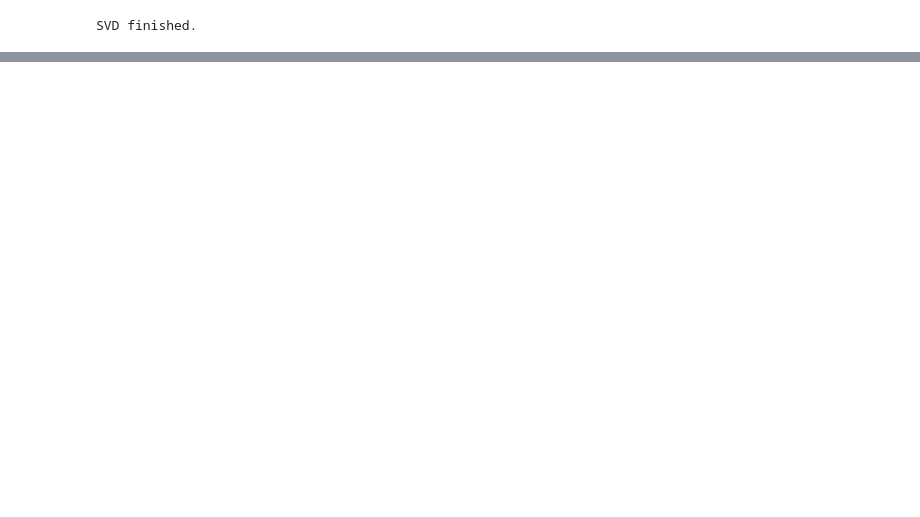
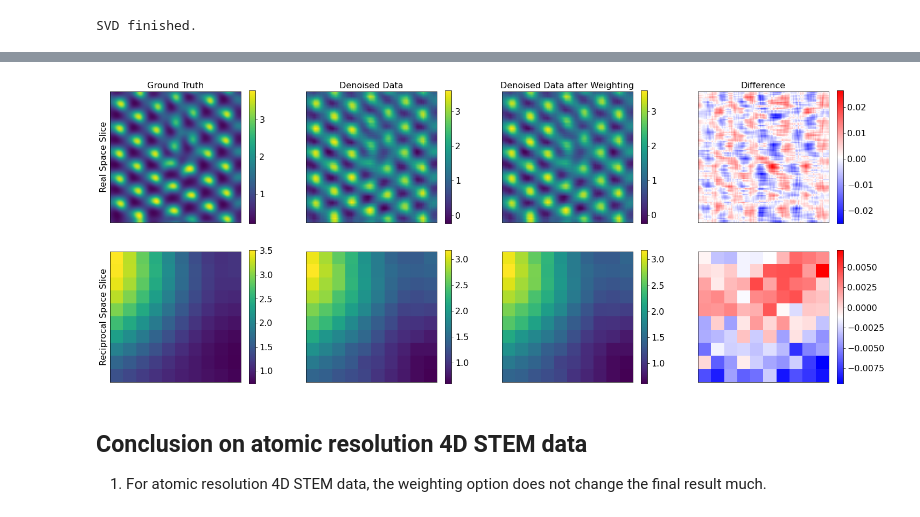
Before and after one commit to paul-voyles/tensor_svd, a Jupyter notebook: tensor_svd/Weighted tensor SVD test.ipynb, the cells around one changed output, grey strips where cells are left out. Drawn from its saved outputs; the diff is of its cells as text; code cells hidden in the pictures; blank space fills up the shorter version.

```diff
--- a/tensor_svd/Weighted tensor SVD test.ipynb
+++ b/tensor_svd/Weighted tensor SVD test.ipynb
@@ -31,11 +100,11 @@ plt.colorbar()
 # %%
 # Call tensor SVD using pre-determined ranks and a timer
 rank = [15,15,8]
-# data_denoised = tensor_svd_denoise(data_noisy,rank)
+rank = [6,6,6]
+# Unweighting the tensor SVD denoised data.
+data_denoised_weighted = tensor_svd_denoise(data_noisy_weighted, rank)
+data_denoised_weighted = np.multiply(data_denoised_weighted, 1/weights)
 data_denoised = tensor_svd_denoise(data_noisy, rank)
-# Optional: transform back using the previously saved weights.
-data_denoised_weighted = tensor_svd_denoise(data_noisy_weighted, rank)
-data_denoised_weighted,_ = weighted_tensor(data_denoised_weighted, weights , 1)
 print('SVD finished.')
 # %% [output]
 SVD finished.
@@ -88,0 +111,72 @@ plt.yticks([])
+# %%
+# Plot real space slice and reciprocal space slice from noisy data and ground truth
+fig = plt.figure(figsize=(25,10))
+
+plt.subplot(241)
+plt.imshow(data_truth[:,:,10])
+plt.title('Ground Truth',fontsize = 16)
+plt.ylabel('Real Space Slice', fontsize = 16)
+cbar = plt.colorbar()
+cbar.ax.tick_params(labelsize=16)
+plt.xticks([])
+plt.yticks([])
+
+plt.subplot(242)
+plt.imshow(data_denoised[:,:,10])
+plt.title('Denoised Data',fontsize = 16)
+cbar = plt.colorbar()
+cbar.ax.tick_params(labelsize=16)
+plt.xticks([])
+plt.yticks([])
+
+plt.subplot(243)
+plt.imshow(data_denoised_weighted[:,:,10])
+plt.title('Denoised Data after Weighting',fontsize = 16)
+cbar = plt.colorbar()
+cbar.ax.tick_params(labelsize=16)
+plt.xticks([])
+plt.yticks([])
+
+plt.subplot(244)
+plt.imshow(data_denoised[:,:,10] - data_denoised_weighted[:,:,10], cmap='bwr')
+plt.title('Difference',fontsize = 16)
+cbar = plt.colorbar()
+cbar.ax.tick_params(labelsize=16)
+plt.xticks([])
+plt.yticks([])
+
+plt.subplot(245)
+plt.imshow(data_truth[10,10,:].reshape(10,10))
+plt.ylabel('Reciprocal Space Slice', fontsize = 16)
+cbar = plt.colorbar()
+cbar.ax.tick_params(labelsize=16)
+plt.xticks([])
+plt.yticks([])
+
+plt.subplot(246)
+plt.imshow(data_denoised[10,10,:].reshape(10,10))
+cbar = plt.colorbar()
+cbar.ax.tick_params(labelsize=16)
+plt.xticks([])
+plt.yticks([])
+
+plt.subplot(247)
+plt.imshow(data_denoised_weighted[10,10,:].reshape(10,10))
+cbar = plt.colorbar()
+cbar.ax.tick_params(labelsize=16)
+plt.xticks([])
+plt.yticks([])
+
+plt.subplot(248)
+plt.imshow(data_denoised[10,10,:].reshape(10,10) - data_denoised_weighted[10,10,:].reshape(10,10), cmap='bwr')
+cbar = plt.colorbar()
+cbar.ax.tick_params(labelsize=16)
+plt.xticks([])
+plt.yticks([])
+
+plt.show()
+# %% [output]
+[figure, added]
+# %% [markdown]
+## Conclusion on atomic resolution 4D STEM data
+1. For atomic resolution 4D STEM data, the weighting option does not change the final result much.
```
Also changed, not shown: parts of 6 cells of this notebook, 1 other file.
